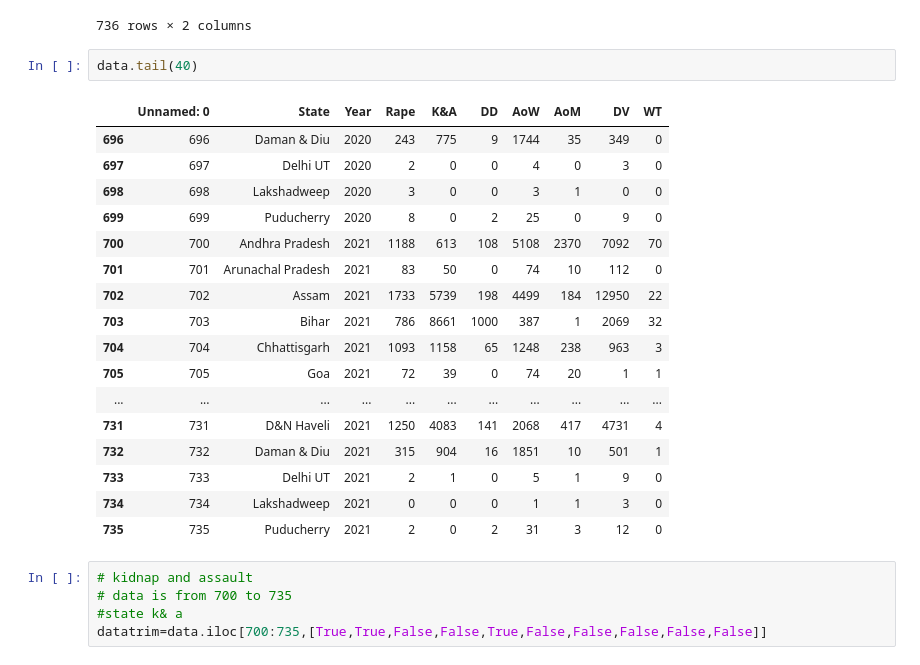
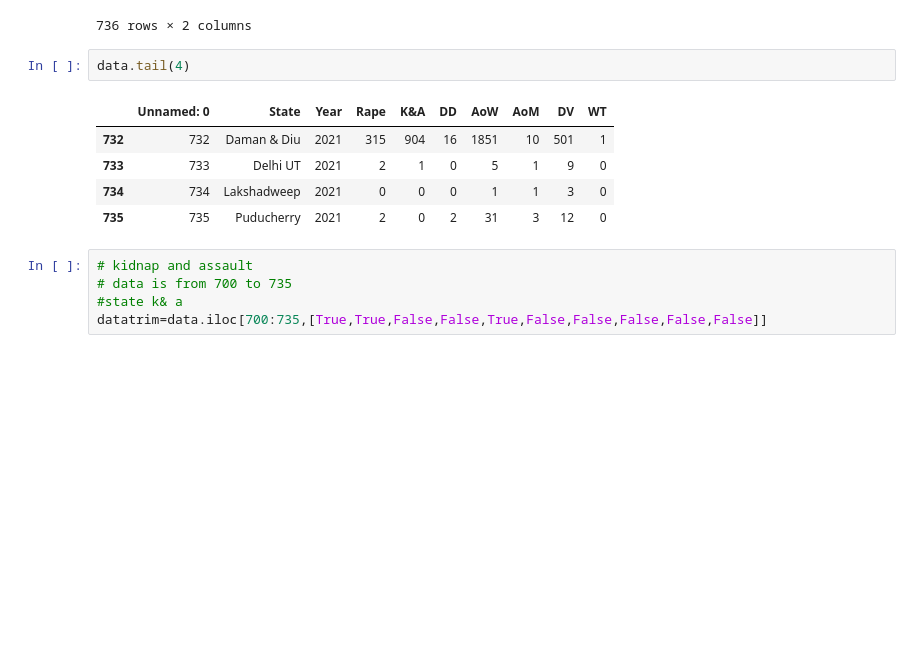
Before and after one commit to MimoHasPurpose/Exploration, a Jupyter notebook: seaborn/research/rape.ipynb, the cells around one changed output. Drawn from its saved outputs; the diff is of its cells as text; blank space fills up the shorter version.

```diff
--- a/seaborn/research/rape.ipynb
+++ b/seaborn/research/rape.ipynb
@@ -60,21 +63,9 @@ state_rape
 | 735 | Puducherry | 2 |
 736 rows × 2 columns
 # %%
-data.tail(40)
+data.tail(4)
 # %% [output]
 |  | Unnamed: 0 | State | Year | Rape | K&A | DD | AoW | AoM | DV | WT |
-| 696 | 696 | Daman & Diu | 2020 | 243 | 775 | 9 | 1744 | 35 | 349 | 0 |
-| 697 | 697 | Delhi UT | 2020 | 2 | 0 | 0 | 4 | 0 | 3 | 0 |
-| 698 | 698 | Lakshadweep | 2020 | 3 | 0 | 0 | 3 | 1 | 0 | 0 |
-| 699 | 699 | Puducherry | 2020 | 8 | 0 | 2 | 25 | 0 | 9 | 0 |
-| 700 | 700 | Andhra Pradesh | 2021 | 1188 | 613 | 108 | 5108 | 2370 | 7092 | 70 |
-| 701 | 701 | Arunachal Pradesh | 2021 | 83 | 50 | 0 | 74 | 10 | 112 | 0 |
-| 702 | 702 | Assam | 2021 | 1733 | 5739 | 198 | 4499 | 184 | 12950 | 22 |
-| 703 | 703 | Bihar | 2021 | 786 | 8661 | 1000 | 387 | 1 | 2069 | 32 |
-| 704 | 704 | Chhattisgarh | 2021 | 1093 | 1158 | 65 | 1248 | 238 | 963 | 3 |
-| 705 | 705 | Goa | 2021 | 72 | 39 | 0 | 74 | 20 | 1 | 1 |
-| ... | ... | ... | ... | ... | ... | ... | ... | ... | ... | ... |
-| 731 | 731 | D&N Haveli | 2021 | 1250 | 4083 | 141 | 2068 | 417 | 4731 | 4 |
 | 732 | 732 | Daman & Diu | 2021 | 315 | 904 | 16 | 1851 | 10 | 501 | 1 |
 | 733 | 733 | Delhi UT | 2021 | 2 | 1 | 0 | 5 | 1 | 9 | 0 |
 | 734 | 734 | Lakshadweep | 2021 | 0 | 0 | 0 | 1 | 1 | 3 | 0 |
```
Also changed, not shown: parts of 11 cells of this notebook.
